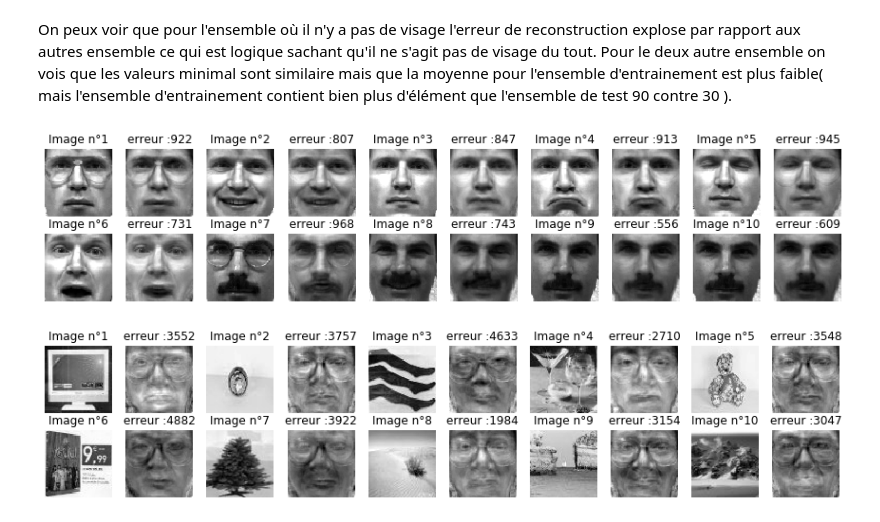
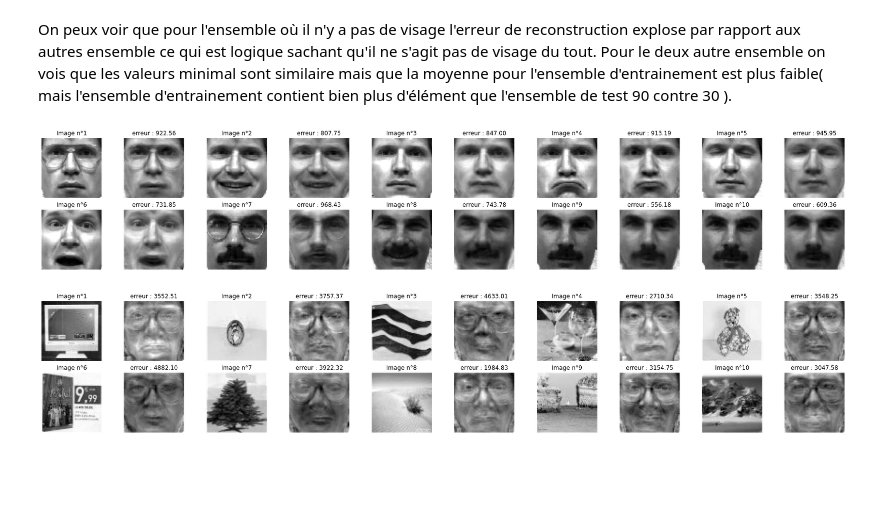
Before and after one commit to White-On/BIMA_Notebook, a Jupyter notebook: TME9-10.ipynb, the cells around one changed output. Saved outputs shown, nothing was run; the diff lists cells and outputs as text; code cells hidden in the pictures; blank space fills up the shorter version.

```diff
--- a/TME9-10.ipynb
+++ b/TME9-10.ipynb
@@ -568,43 +582,43 @@ On peux voir que pour l'ensemble où il n'y a pas de visage l'erreur de reconstr
 cpt = 0
 K = 30
 
-plt.figure(figsize=(15, 3))
+plt.figure(figsize=(30, 5))
 for i in range(10):
     cpt += 1
     plt.subplot(2, 10, cpt)
     I = X_train[:,i]
-    plt.title("Image n°" + str(i+1))
+    plt.title(f"Image n°{i+1}")
     plt.imshow(deflat(I),cmap = 'gray')
     plt.axis('off')
 
     cpt += 1
     plt.subplot(2, 10, cpt)
     z = projEigenface(I,MeanFace,U,K)
     r = reconstruct(z,MeanFace,U,K)
-    plt.title("erreur :"+str(errorReconstruct(r,I)))
+    plt.title(f"erreur : {errorReconstruct(r,I):.2f}")
     plt.imshow(deflat(r),cmap = 'gray')
     plt.axis('off')
 plt.show()
 
 cpt = 0
 
-plt.figure(figsize=(15, 3))
+plt.figure(figsize=(30, 5))
 for i in range(10):
     cpt += 1
     plt.subplot(2, 10, cpt)
     I = X_noface[:,i]
-    plt.title("Image n°" + str(i+1))
+    plt.title(f"Image n°{i+1}")
     plt.imshow(deflat(I),cmap = 'gray')
     plt.axis('off')
 
     cpt += 1
     plt.subplot(2, 10, cpt)
     z = projEigenface(I,MeanFace,U,K)
     r = reconstruct(z,MeanFace,U,K)
-    plt.title("erreur :"+str(errorReconstruct(r,I)))
+    plt.title(f"erreur : {errorReconstruct(r,I):.2f}")
     plt.imshow(deflat(r),cmap = 'gray')
     plt.axis('off')
 plt.show()
 # %% [output]
-[figure, old version]
+[figure, new version]
-[figure, old version]
+[figure, new version]
```
Also changed, not shown: parts of 19 cells of this notebook.
